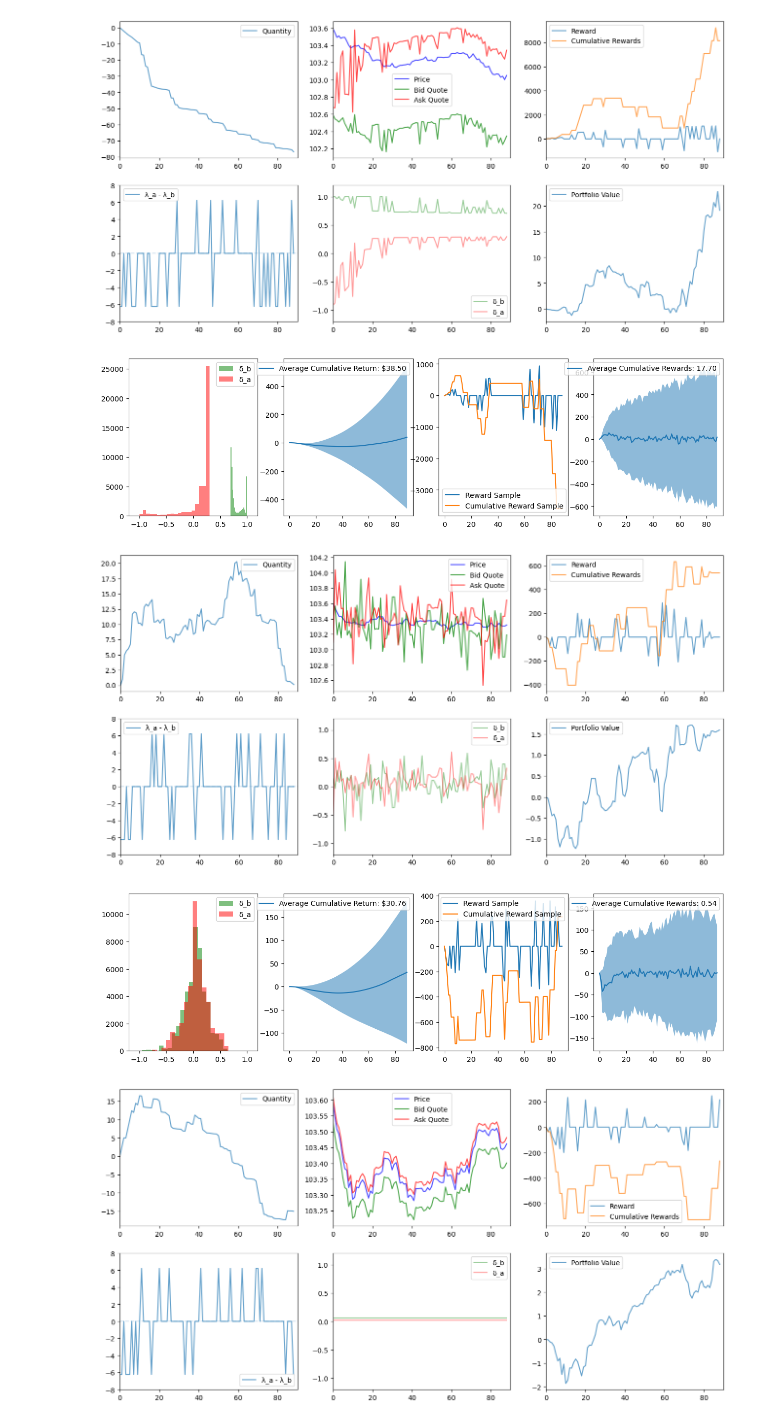
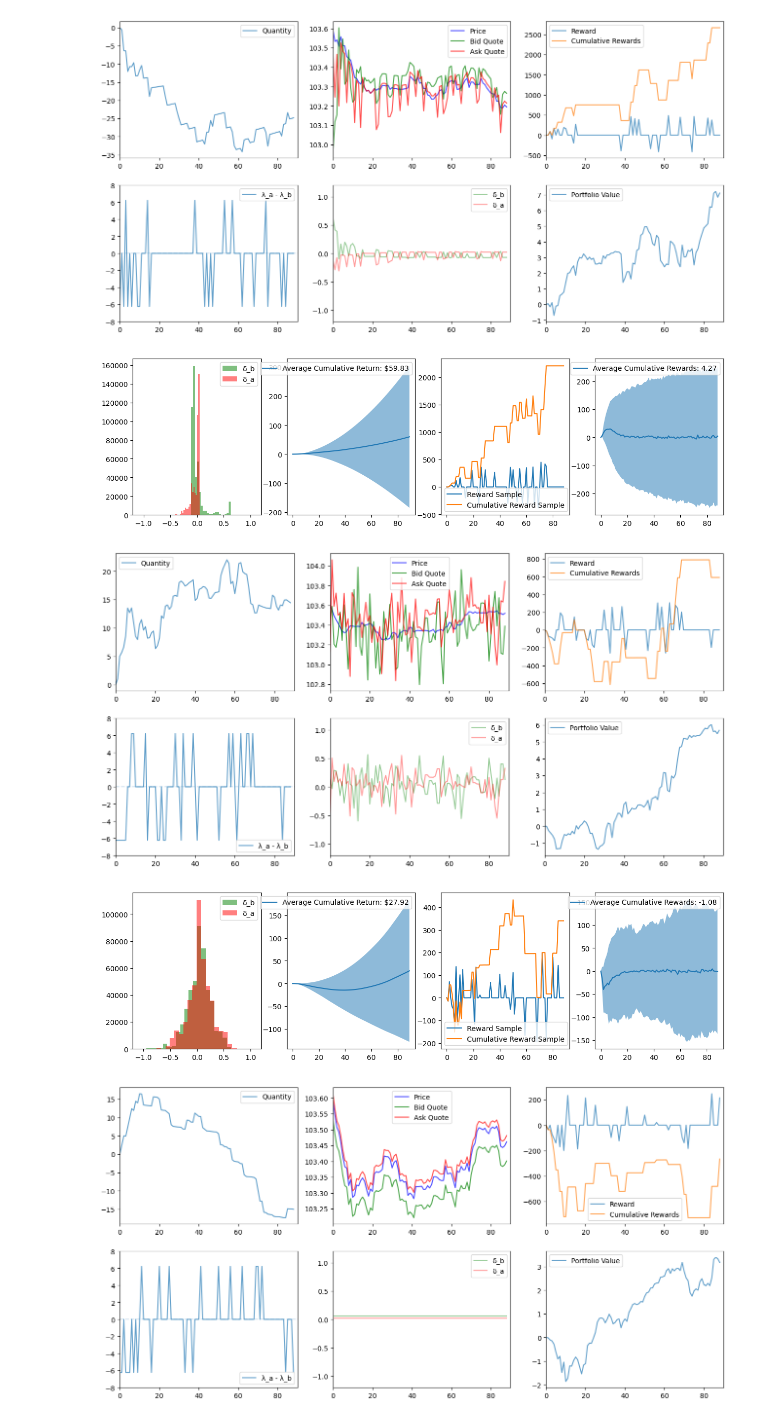
Before and after one commit to alfatti/AI4MarketMaking, a Jupyter notebook: rl/visualize.ipynb, the cells around one changed output. Drawn from its saved outputs; the diff is of its cells as text; code cells hidden in the pictures.

```diff
--- a/rl/visualize.ipynb
+++ b/rl/visualize.ipynb
@@ -9,13 +9,13 @@ from src.callback import env_callback
 # %%
 # model = A2C.load("models/A2C_80000_steps")
 # model = DDPG.load("models/DDPG_optimal")
-model = PPO.load("models/PPO_optimal")
+model = PPO.load("models/optimal/PPO")
 
 visualize_simulation(env_callback(), model, sleep=0.01)
-evaluate_pricing_agent(env_callback(), model, clear=False)
+evaluate_pricing_agent(env_callback(), model, clear=False, n=5000)
 # %% [output]
-[figure, old version]
+[figure, new version]
-[figure, old version]
+[figure, new version]
 # %%
 class RL_Net(nn.Module):
     def __init__(self, INPUT_DIM, OUTPUT_DIM, HIDDEN_DIM, First=False):
@@ -86,10 +86,10 @@ class DeepSOCModel:
 
 deep_soc_model = DeepSOCModel()
 visualize_simulation(env_callback(), deep_soc_model, sleep=0.01)
-evaluate_pricing_agent(env_callback(), deep_soc_model, clear=False)
+evaluate_pricing_agent(env_callback(), deep_soc_model, clear=False, n=5000)
 # %% [output]
-[figure, old version]
+[figure, new version]
-[figure, old version]
+[figure, new version]
 # %%
 class FixedModel:
     def predict(self, _, deterministic=True):
```
Also changed, not shown: 3 other files.
